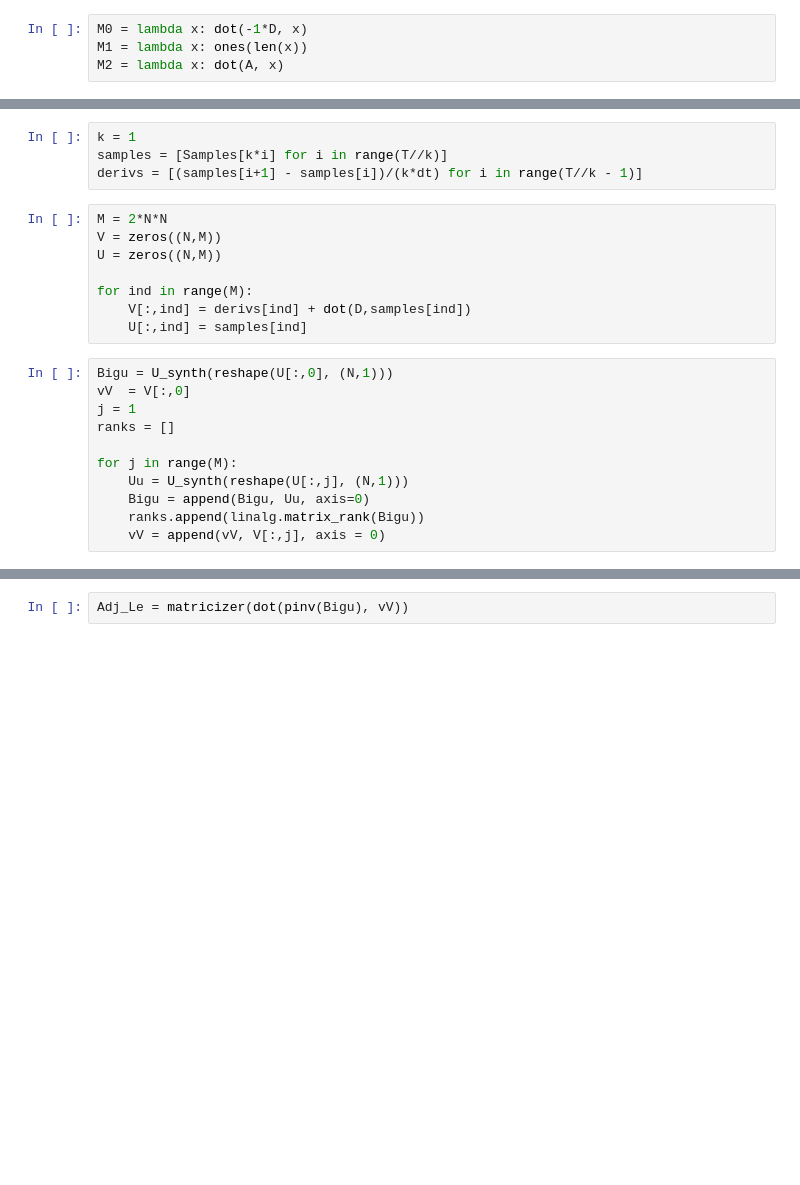
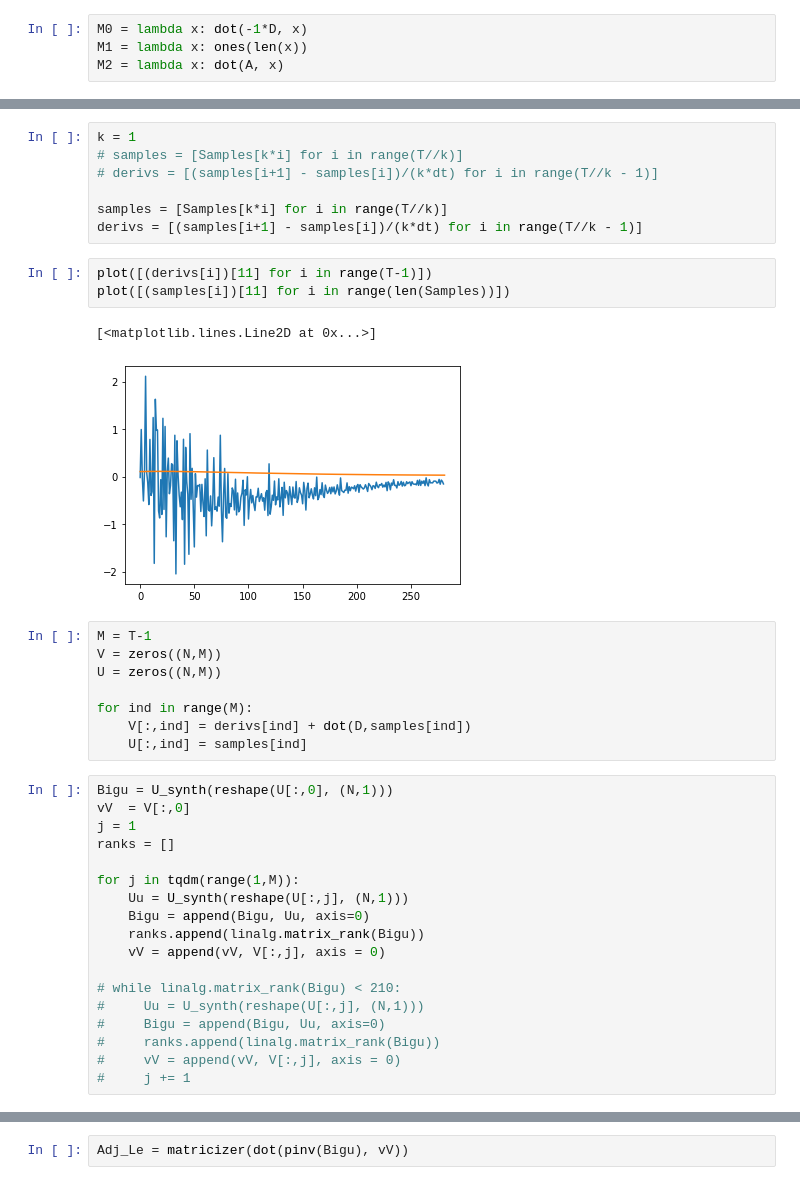
Before and after one commit to ashuthosh-bharadwaj/Research, a Jupyter notebook: Simulation3/Heat_learn.ipynb, the cells around one changed output, grey strips where cells are left out. Drawn from its saved outputs; the diff is of its cells as text; blank space fills up the shorter version.

```diff
--- a/Simulation3/Heat_learn.ipynb
+++ b/Simulation3/Heat_learn.ipynb
@@ -98,9 +114,18 @@ for j in range(21):
 # %%
 k = 1
+# samples = [Samples[k*i] for i in range(T//k)]
+# derivs = [(samples[i+1] - samples[i])/(k*dt) for i in range(T//k - 1)]
+
 samples = [Samples[k*i] for i in range(T//k)]
 derivs = [(samples[i+1] - samples[i])/(k*dt) for i in range(T//k - 1)]
+# %%
+plot([(derivs[i])[11] for i in range(T-1)])
+plot([(samples[i])[11] for i in range(len(Samples))])
+# %% [output]
+[<matplotlib.lines.Line2D at 0x...>]
+[figure, added]
 # %%
-M = 2*N*N
+M = T-1
 V = zeros((N,M))
 U = zeros((N,M))
 
@@ -113,11 +138,18 @@ vV  = V[:,0]
 j = 1
 ranks = []
 
-for j in range(M):
+for j in tqdm(range(1,M)):
     Uu = U_synth(reshape(U[:,j], (N,1)))
     Bigu = append(Bigu, Uu, axis=0)
     ranks.append(linalg.matrix_rank(Bigu))
     vV = append(vV, V[:,j], axis = 0)
+
+# while linalg.matrix_rank(Bigu) < 210:
+#     Uu = U_synth(reshape(U[:,j], (N,1)))
+#     Bigu = append(Bigu, Uu, axis=0)
+#     ranks.append(linalg.matrix_rank(Bigu))
+#     vV = append(vV, V[:,j], axis = 0)
+#     j += 1
 # %%
 plot(ranks)
 # %% [output]
```
Also changed, not shown: parts of 11 cells of this notebook, 2 other files.
